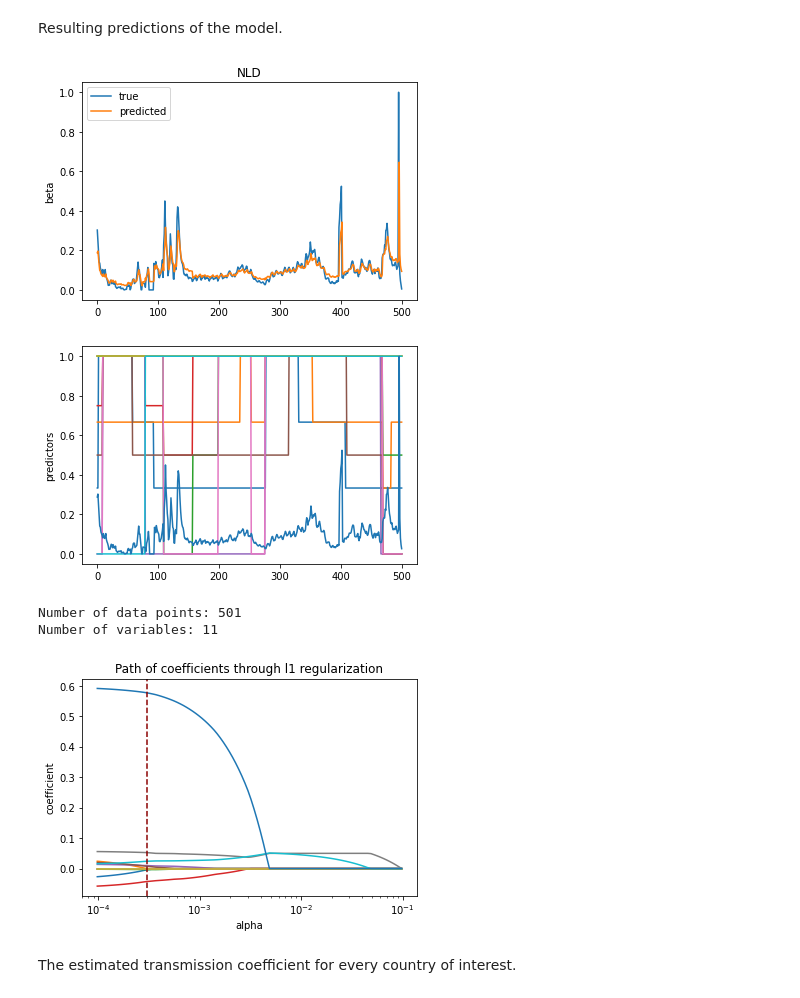
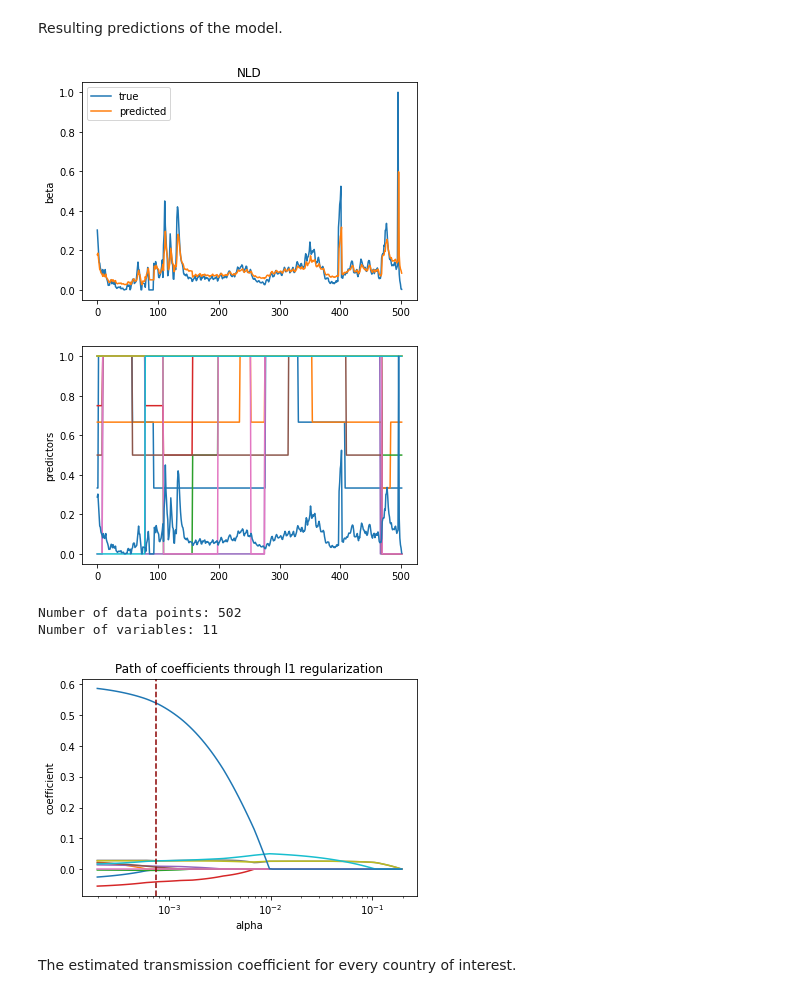
Before and after one commit to alexmadrinanfdez/covid-policy-analysis, a Jupyter notebook: linear-analysis.ipynb, the cells around one changed output. Cells and saved outputs as stored; diff of their text form; code cells hidden in the pictures.

```diff
--- a/linear-analysis.ipynb
+++ b/linear-analysis.ipynb
@@ -1033,7 +1037,7 @@ lin = LinearRegression()
 for cc in cc_dict:
   cv_cc = []
   for par in grid:
-    X_raw, y_raw = data_from(cc, t0=None, tr=None, t_d=par, y=y_df)
+    X_raw, y_raw = data_from(cc, tr=None, t_d=par, y=y_df)
     X, y = preprocess(X_raw, y_raw)
     kf = KFold(shuffle=True)
     cv_kf = []
@@ -1059,11 +1062,11 @@ cv_arr.mean()
 y_df = beta
 cv_arr = []
 grid = range(7, 21) # delay
-lasso = LassoCV(cv=KFold(shuffle=True))
+lasso = LassoCV(cv=KFold(shuffle=True), max_iter=10**4)
 for cc in cc_dict:
   cv_cc = []
   for par in grid:
-    X_raw, y_raw = data_from(cc, t0=None, tr=None, t_d=par, y=y_df)
+    X_raw, y_raw = data_from(cc, tr=None, t_d=par, y=y_df)
     X, y = preprocess(X_raw, y_raw)
     kf = KFold(shuffle=True)
     cv_kf = []
@@ -1095,28 +1098,30 @@ plt.show()
 # %%
-def linear_model(region, t0=None, delay=12, print=False):
+def linear_model(region, delay=12, print=False):
   '''Policy effect on cases based on linear model.
 
   Parameters
   ----------
   - region (str) : country ISO code.
-  - t0 (str) : beginning of time frame.
   - delay (int) : expected time (in days) for policies to make an impact.
   - print (bool) : whether to display results via stdout.
   '''
 
-  X_raw, y_raw = data_from(region, t0, None, delay, beta)
+  X_raw, y_raw = data_from(region, None, delay, beta)
   X, y = preprocess(X_raw, y_raw)
   coef_names = X.columns.values
+  X_train, X_test, y_train, y_test = train_test_split(X, y, test_size=0.2)
 
   lasso = LassoCV(cv=KFold(shuffle=True), max_iter=10**4)
-  reg = lasso.fit(X, y)
-  score = reg.score(X, y)
+  lasso.fit(X_train, y_train)
+  score = lasso.score(X_test, y_test)
+
+  reg = Lasso(alpha=lasso.alpha_).fit(X, y)
   coef_values = reg.coef_
 
   if print:
     _print_model(coef_names, coef_values, score)
   else:
-    return reg, X, y
+    return reg, X, y, score
 # %%
 # cv_arr = []
 # grid = {'tr': [0.25, 0.5, 1, 2, 5], 'delay': [9, 12, 15, 18, 21]}
@@ -1174,7 +1179,7 @@ R^2
 # %% [markdown]
 Resulting predictions of the model.
 # %%
-model, X, y = linear_model(cci)
+model, X, y = linear_model(cci)[:3]
 
 plt.plot(y, label='true')
 plt.plot(model.predict(X), label='predicted')
@@ -1188,21 +1193,22 @@ plt.show()
 print('\nNumber of data points:', X.shape[0])
 print('Number of variables:', X.shape[1])
 # %% [output]
-[figure, old version]
+[figure, new version]
-[figure, old version]
+[figure, new version]
-Number of data points: 501
+Number of data points: 502
 Number of variables: 11
 # %%
 alphas, coefs = model.path(X, y)[:2]
+alpha = model.get_params()['alpha']
 for coef in coefs:
   plt.semilogx(alphas, coef)
-plt.axvline(model.alpha_, ls='--', color='darkred')
+plt.axvline(alpha, ls='--', color='darkred')
 plt.xlabel('alpha')
 plt.ylabel('coefficient')
 plt.title('Path of coefficients through l1 regularization')
 plt.show()
 # %% [output]
-[figure, old version]
+[figure, new version]
 # %% [markdown]
 The estimated transmission coefficient for every country of interest.
 # %%
```
Also changed, not shown: parts of 65 cells of this notebook.
